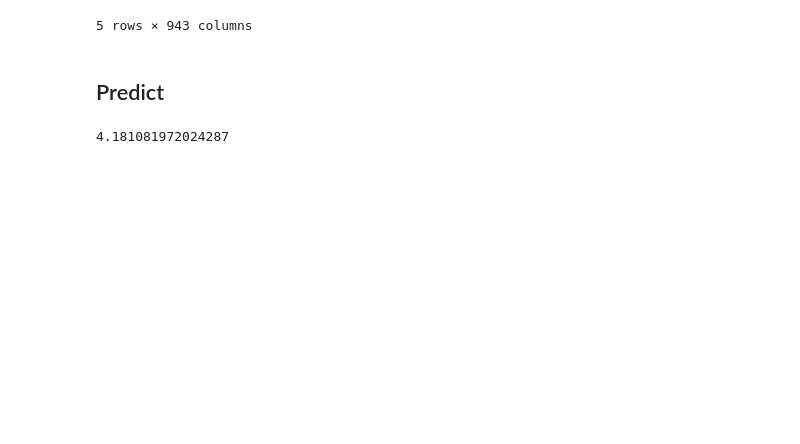
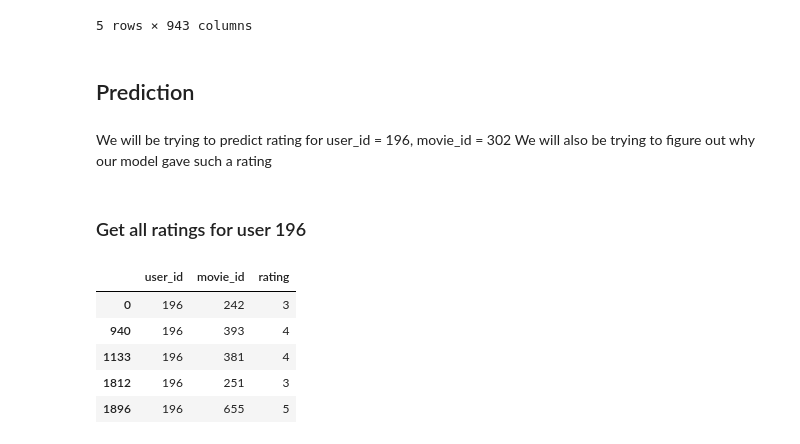
Before and after one commit to shubhamperiwal/recommendation_system, a Jupyter notebook: Recommendation - Collaborative Filtering.ipynb, the cells around one changed output. Saved outputs shown, nothing was run; the diff lists cells and outputs as text; code cells hidden in the pictures; blank space fills up the shorter version.

```diff
--- a/Recommendation - Collaborative Filtering.ipynb
+++ b/Recommendation - Collaborative Filtering.ipynb
@@ -135,10 +171,21 @@ def cf_user_wmean(user_id, movie_id):
 
     return wmean_rating
 # %% [markdown]
-## Predict
+## Prediction
+# %% [markdown]
+We will be trying to predict rating for user_id = 196, movie_id = 302
+We will also be trying to figure out why our model gave such a rating
 # %%
 user_id = 196
 movie_id = 302
-cf_user_wmean(user_id, movie_id)
-# %% [output]
-4.181081972024287
+# %% [markdown]
+### Get all ratings for user 196
+# %%
+ratings[ratings['user_id']==196].head()
+# %% [output]
+|  | user_id | movie_id | rating |
+| 0 | 196 | 242 | 3 |
+| 940 | 196 | 393 | 4 |
+| 1133 | 196 | 381 | 4 |
+| 1812 | 196 | 251 | 3 |
+| 1896 | 196 | 655 | 5 |
```
Also changed, not shown: parts of 19 cells of this notebook, 7 other files.
